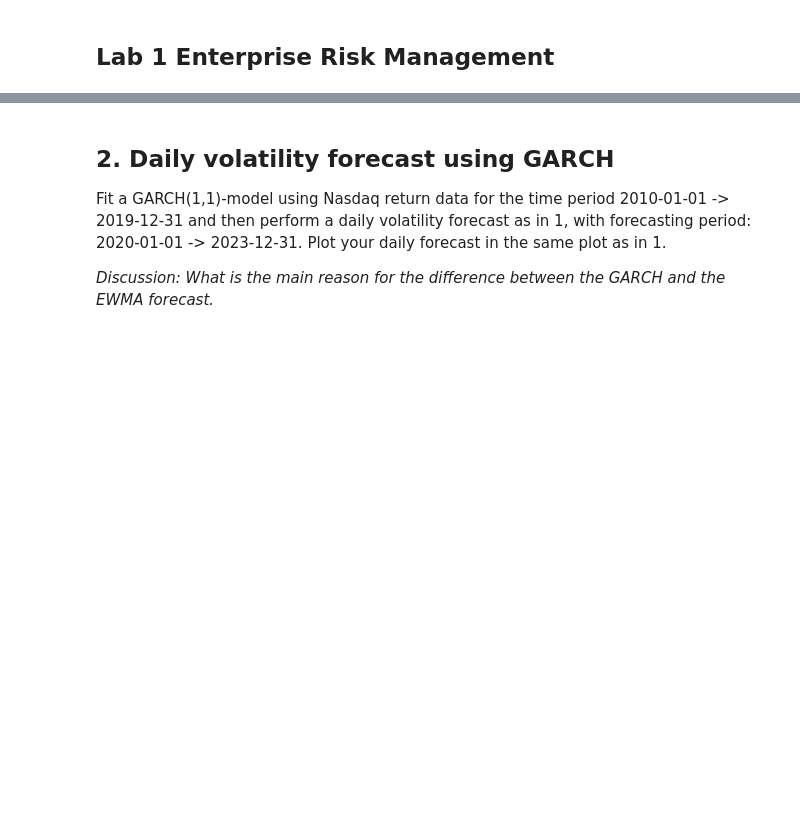
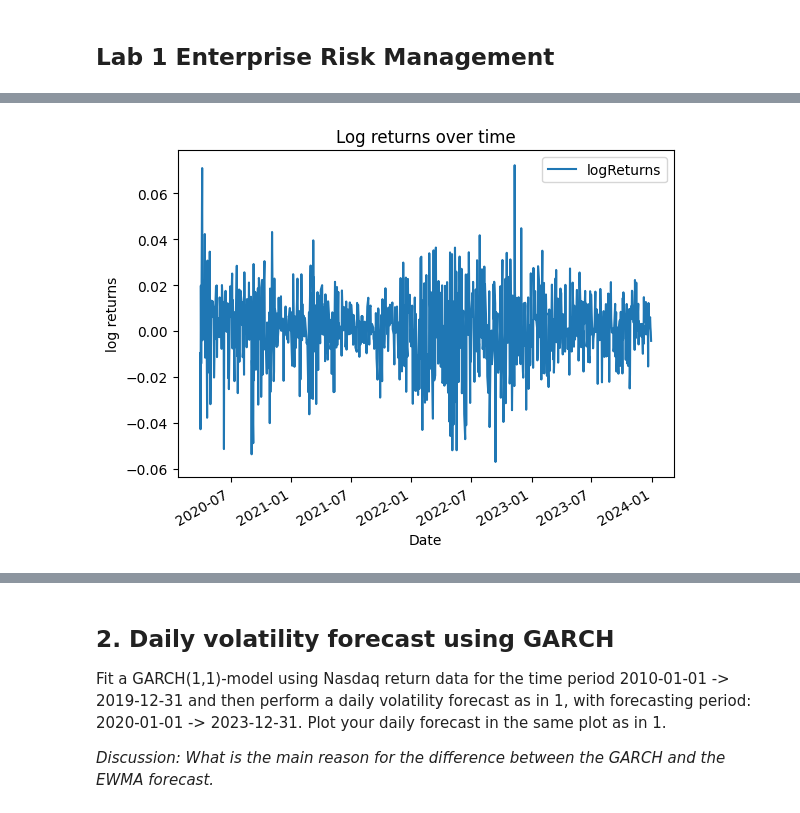
Before and after one commit to JohanHerbert/Lab1_ERM, a Jupyter notebook: Lab1_notebook.ipynb, the cells around one changed output, grey strips where cells are left out. Saved outputs shown, nothing was run; the diff lists cells and outputs as text; code cells hidden in the pictures; blank space fills up the shorter version.

```diff
--- a/Lab1_notebook.ipynb
+++ b/Lab1_notebook.ipynb
@@ -32,0 +81,4 @@ stockDataFromFile = readDataFromFile('price_^NDX.csv')
+# %%
+volatilityDf[['logReturns']].plot(title = 'Log returns over time', ylabel = 'log returns');
+# %% [output]
+[figure, added]
```
Also changed, not shown: parts of 7 cells of this notebook, 1 other file.
